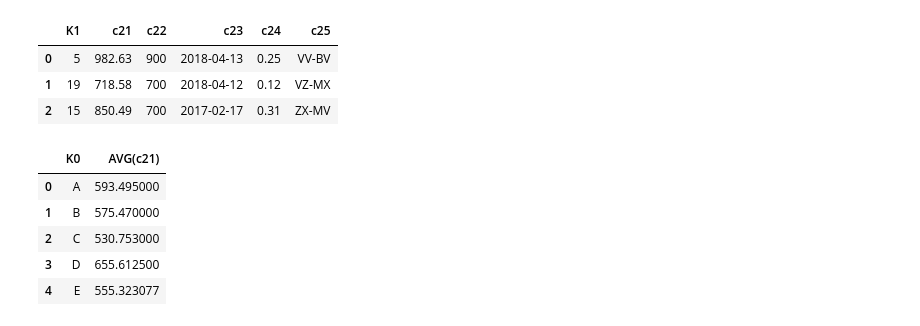
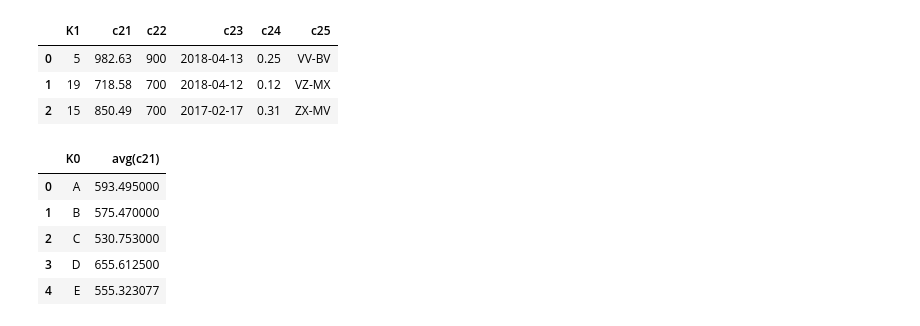
Before and after one commit to classroom-fundamentos-de-analitica/lab---sqlite3-fmerino21, a Jupyter notebook: B.ipynb, the cells around one changed output. Saved outputs shown, nothing was run; the diff lists cells and outputs as text; code cells hidden in the pictures.

```diff
--- a/B.ipynb
+++ b/B.ipynb
@@ -281,14 +281,14 @@ pd.read_sql_query(query, conn)
 # %%
 conn, _ = load_data()
 query = """
-SELECT tbl1.k0, AVG(c21)
+SELECT tbl1.k0, avg(c21)
 FROM tbl1 INNER JOIN tbl2 ON tbl1.k1 = tbl2.k1
 WHERE tbl1.c13 > 400
 GROUP BY tbl1.k0
 """
 pd.read_sql_query(query, conn)
 # %% [output]
-|  | K0 | AVG(c21) |
+|  | K0 | avg(c21) |
 | 0 | A | 593.495000 |
 | 1 | B | 575.470000 |
 | 2 | C | 530.753000 |
```
Also changed, not shown: parts of 1 cell of this notebook, 2 other files.
